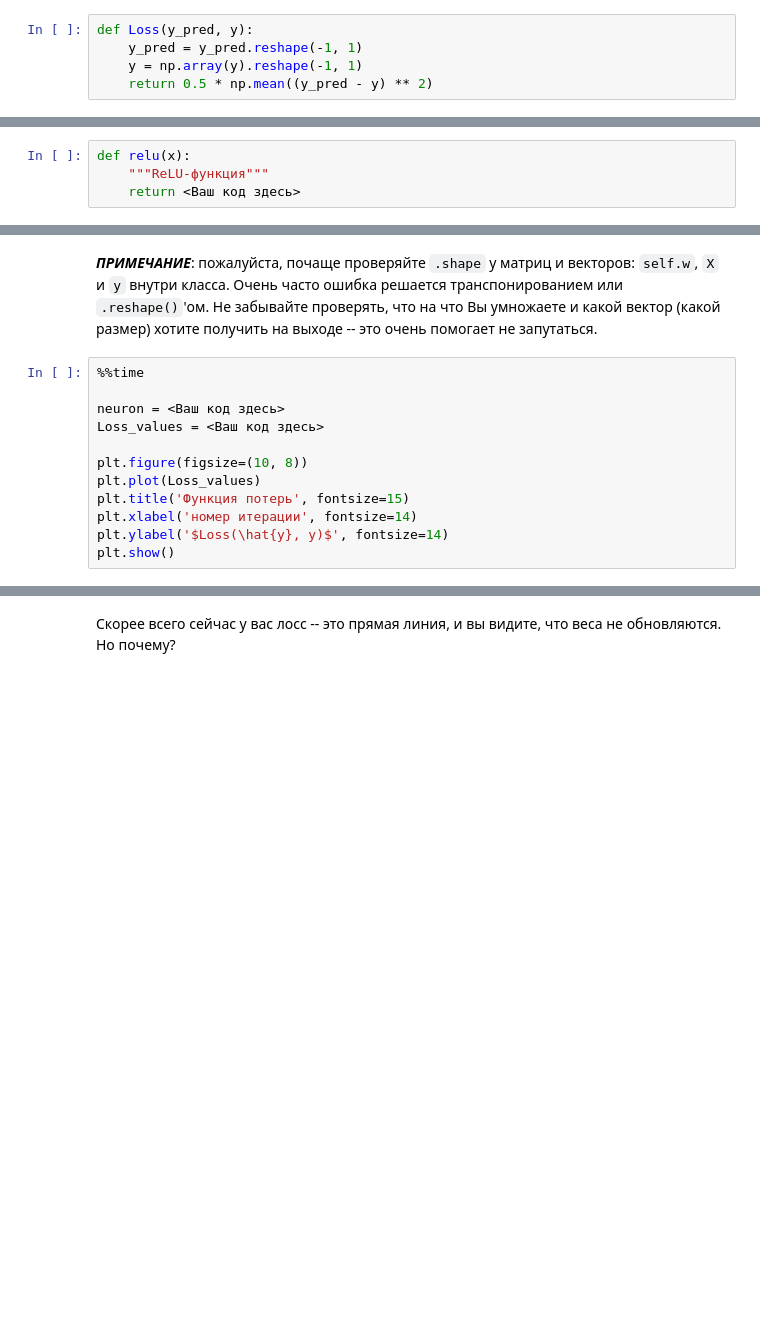
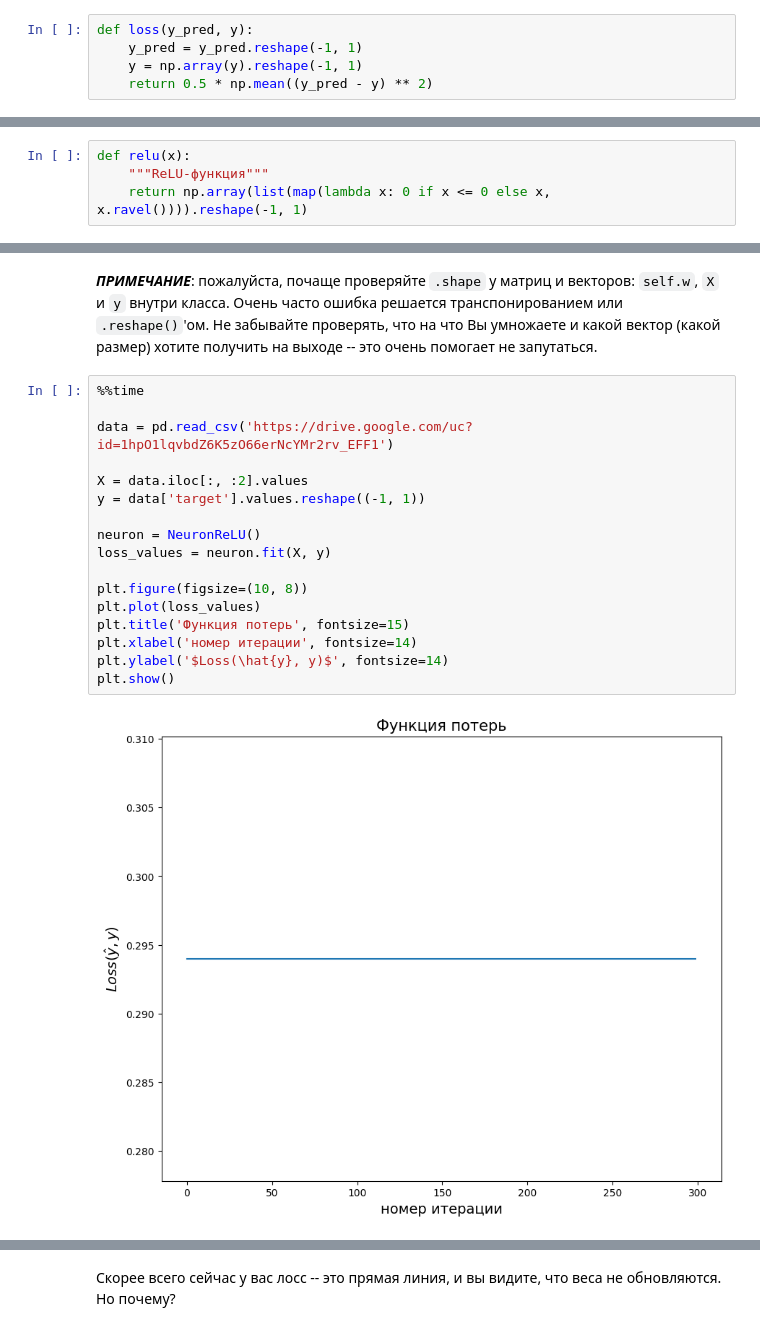
Before and after one commit to Patisson4/ML, a Jupyter notebook: lab6p2.ipynb, the cells around one changed output, grey strips where cells are left out. Saved outputs shown, nothing was run; the diff lists cells and outputs as text; blank space fills up the shorter version.

```diff
--- a/lab6p2.ipynb
+++ b/lab6p2.ipynb
@@ -26,7 +27,7 @@ $$
 
 Здесь $w \cdot X_i$ - скалярное произведение, а $\hat{y_i} = \sigma(w \cdot X_i) =\frac{1}{1+e^{-w \cdot X_i}} $ - сигмоида ($i$ -- номер объекта в выборке).
 # %%
-def Loss(y_pred, y):
+def loss(y_pred, y):
     y_pred = y_pred.reshape(-1, 1)
     y = np.array(y).reshape(-1, 1)
     return 0.5 * np.mean((y_pred - y) ** 2)
@@ -90,7 +91,3 @@ $$ \frac{\partial Loss}{\partial w} = \begin{equation*}
 Почему в первом случае будет 0? Потому что в формулу $y_i^2$ не входят веса , а мы берём производную именно по весам $w$.
 
 * Реализуйте ReLU и её производную:
-# %%
-def relu(x):
-    """ReLU-функция"""
-    return <Ваш код здесь>
@@ -100,0 +94,4 @@ def relu_derivative(x):
+# %%
+def relu(x):
+    """ReLU-функция"""
+    return np.array(list(map(lambda x: 0 if x <= 0 else x, x.ravel()))).reshape(-1, 1)
@@ -168,12 +194,19 @@ class NeuronReLU:
 # %%
 %%time
 
-neuron = <Ваш код здесь>
-Loss_values = <Ваш код здесь>
+data = pd.read_csv('https://drive.google.com/uc?id=1hpO1lqvbdZ6K5zO66erNcYMr2rv_EFF1')
+
+X = data.iloc[:, :2].values
+y = data['target'].values.reshape((-1, 1))
+
+neuron = NeuronReLU()
+loss_values = neuron.fit(X, y)
 
 plt.figure(figsize=(10, 8))
-plt.plot(Loss_values)
+plt.plot(loss_values)
 plt.title('Функция потерь', fontsize=15)
 plt.xlabel('номер итерации', fontsize=14)
 plt.ylabel('$Loss(\hat{y}, y)$', fontsize=14)
 plt.show()
+# %% [output]
+[figure, added]
```
Also changed, not shown: parts of 22 cells of this notebook, 1 other file.
